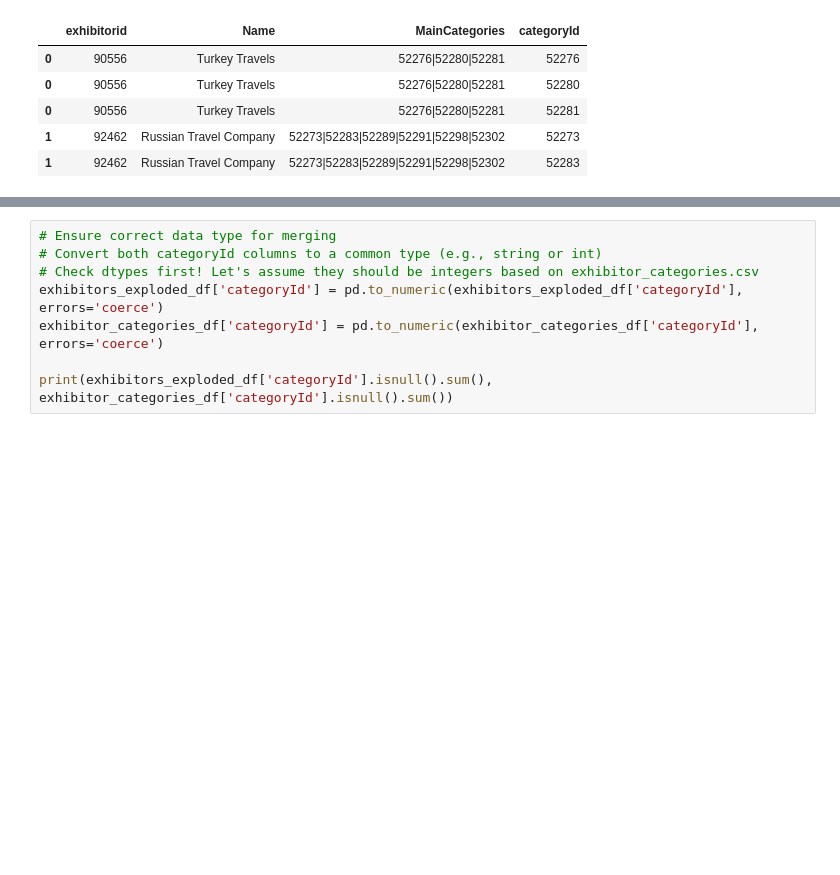
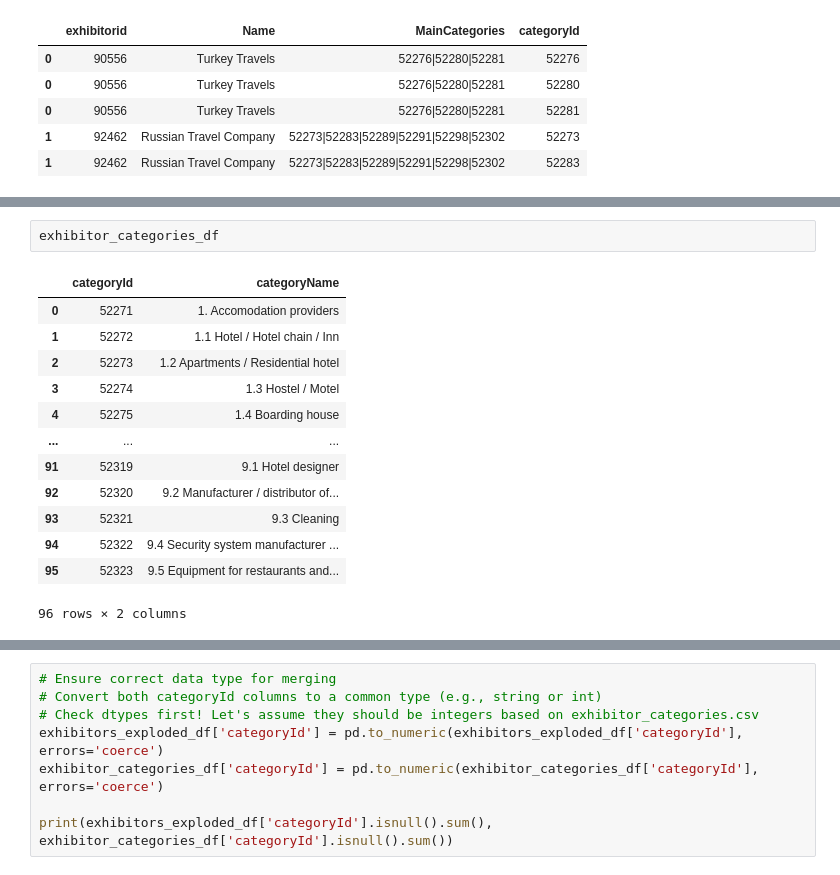
Before and after one commit to tasheer10/ITE-data-sciene-assignment, a Jupyter notebook: code/data_cleaning_and_processing.ipynb, the cells around one changed output, grey strips where cells are left out. Drawn from its saved outputs; the diff is of its cells as text; blank space fills up the shorter version.

```diff
--- a/code/data_cleaning_and_processing.ipynb
+++ b/code/data_cleaning_and_processing.ipynb
@@ -311,0 +321,16 @@ exhibitors_exploded_df.head()
+# %%
+exhibitor_categories_df
+# %% [output]
+|  | categoryId | categoryName |
+| 0 | 52271 | 1. Accomodation providers |
+| 1 | 52272 | 1.1 Hotel / Hotel chain / Inn |
+| 2 | 52273 | 1.2 Apartments / Residential hotel |
+| 3 | 52274 | 1.3 Hostel / Motel |
+| 4 | 52275 | 1.4 Boarding house |
+| ... | ... | ... |
+| 91 | 52319 | 9.1 Hotel designer |
+| 92 | 52320 | 9.2 Manufacturer / distributor of... |
+| 93 | 52321 | 9.3 Cleaning |
+| 94 | 52322 | 9.4 Security system manufacturer ... |
+| 95 | 52323 | 9.5 Equipment for restaurants and... |
+96 rows × 2 columns
```
Also changed, not shown: parts of 4 cells of this notebook, 2 other files.
